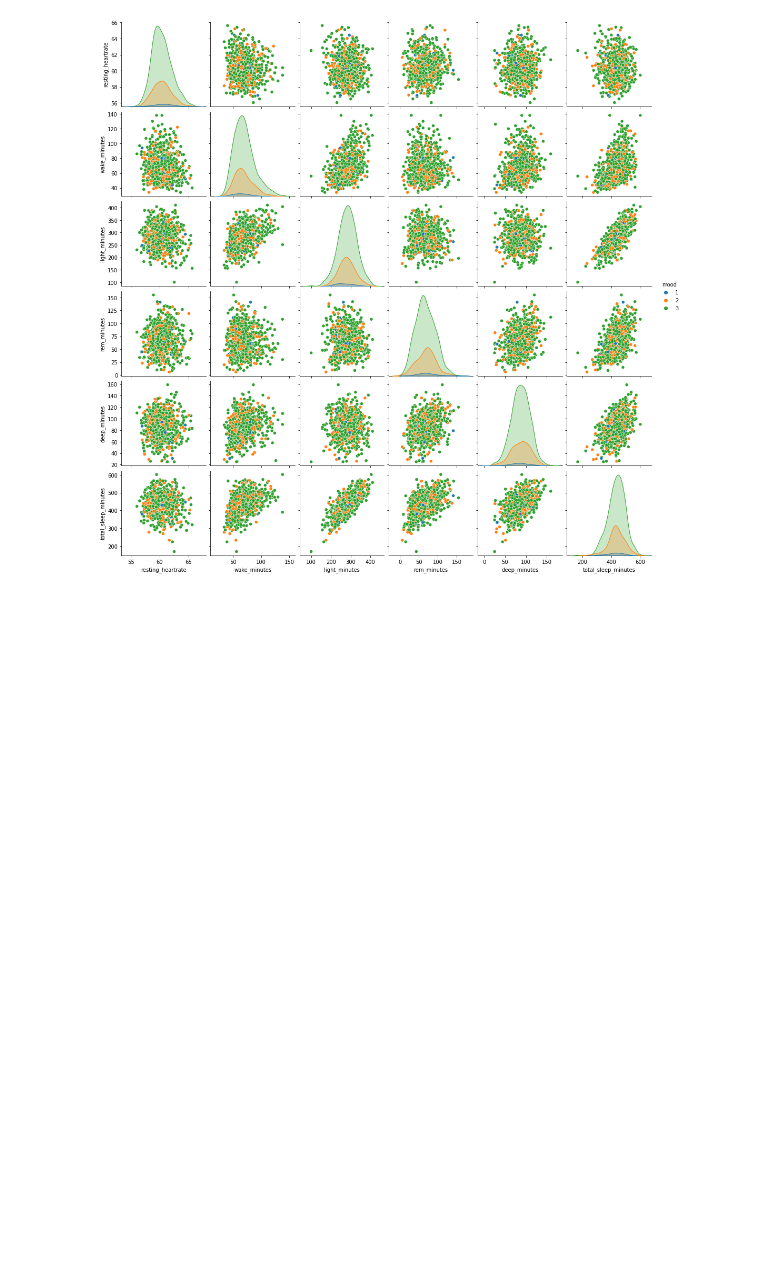
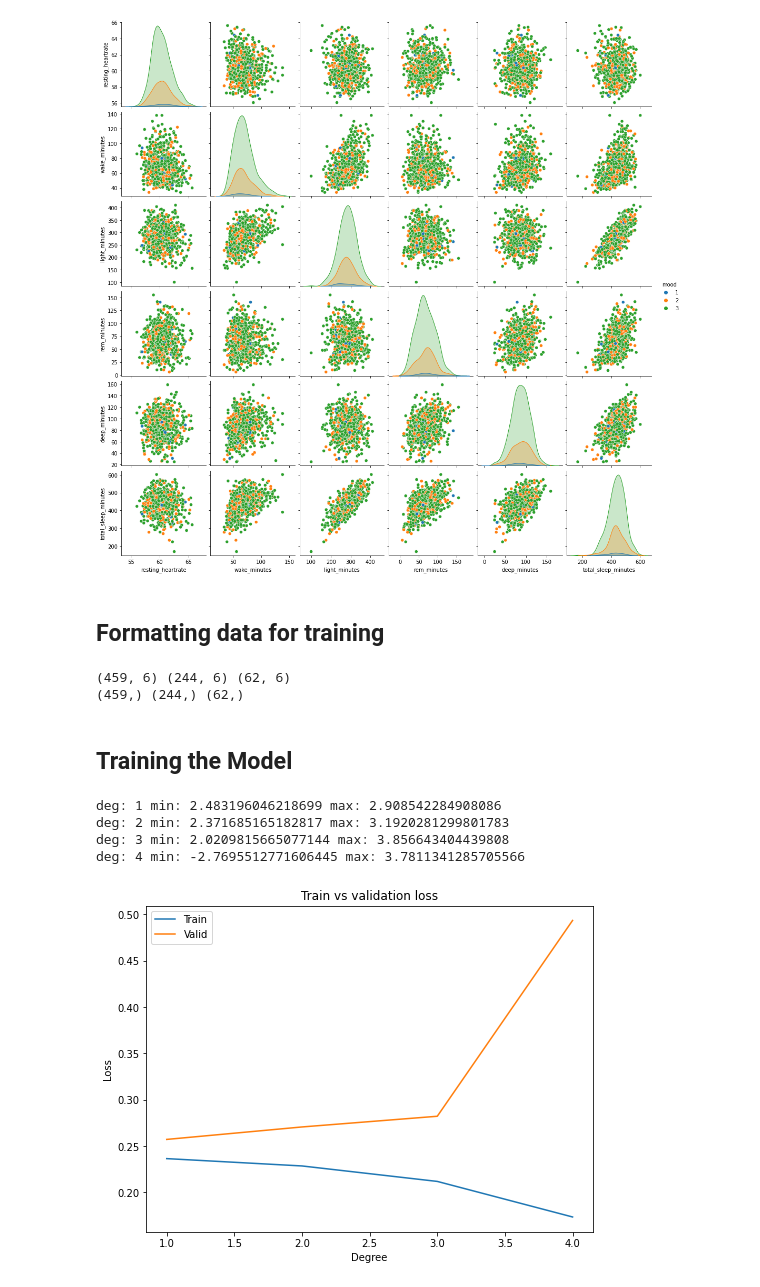
Before and after one commit to Markus98/CS-C3240-machine-learning-project, a Jupyter notebook: data_formatting.ipynb, the cells around one changed output. Saved outputs shown, nothing was run; the diff lists cells and outputs as text; code cells hidden in the pictures; blank space fills up the shorter version.

Commit message:
Tested two different predictors on the dataset

```diff
--- a/data_formatting.ipynb
+++ b/data_formatting.ipynb
@@ -162,3 +165,71 @@ sns.pairplot(whole_df,hue = 'mood',diag_kind = "kde", kind = "scatter", palette
 plt.show()
 # %% [output]
 [figure]
+# %% [markdown]
+## Formatting data for training
+# %%
+# Convert to numpy
+y = whole_df['mood'].to_numpy()
+X = whole_df.drop(columns=['date', 'mood']).to_numpy()
+
+# Split to training, validation and test sets
+X_train, X_rem, y_train, y_rem = train_test_split(X, y, test_size=0.4, random_state=1)
+X_val, X_test, y_val, y_test = train_test_split(X_rem, y_rem, test_size=0.2, random_state=1)
+
+print(X_train.shape, X_val.shape, X_test.shape)
+print(y_train.shape, y_val.shape, y_test.shape)
+# %% [output]
+(459, 6) (244, 6) (62, 6)
+(459,) (244,) (62,)
+# %% [markdown]
+## Training the Model
+# %%
+from sklearn.preprocessing import PolynomialFeatures
+
+
+degrees = list(range(1,5))
+tr_errors = []
+val_errors = []
+
+for degree in degrees:
+    lin_regr = LinearRegression(fit_intercept=False)
+    poly = PolynomialFeatures(degree=degree)
+
+    X_train_poly = poly.fit_transform(X_train)
+    lin_regr.fit(X_train_poly, y_train)
+
+    y_pred_train = lin_regr.predict(X_train_poly)
+    tr_error = mean_squared_error(y_train,y_pred_train)
+    tr_errors.append(tr_error)
+
+
+    X_val_poly = poly.fit_transform(X_val)
+    y_pred_val = lin_regr.predict(X_val_poly)
+    val_error = mean_squared_error(y_val,y_pred_val)
+    val_errors.append(val_error)
+
+    print(f"deg: {degree} min: {min(y_pred_val)} max: {max(y_pred_val)}")
+    # print(f"deg: {degree} min: {min(y_pred_train)} max: {max(y_pred_train)}")
+
+# print(y_pred_train)
+# print("Training MSE:", tr_error)
+# print("Validation MSE:", val_error)
+# print(tr_errors)
+# print(val_errors)
+
+plt.figure(figsize=(8, 6))
+
+plt.plot(degrees, tr_errors, label = 'Train')
+plt.plot(degrees, val_errors,label = 'Valid')
+plt.legend(loc = 'upper left')
+
+plt.xlabel('Degree')
+plt.ylabel('Loss')
+plt.title('Train vs validation loss')
+plt.show()
+# %% [output]
+deg: 1 min: 2.483196046218699 max: 2.908542284908086
+deg: 2 min: 2.371685165182817 max: 3.1920281299801783
+deg: 3 min: 2.0209815665077144 max: 3.856643404439808
+deg: 4 min: -2.7695512771606445 max: 3.7811341285705566
+[figure, added]
```
Also changed, not shown: parts of 2 cells of this notebook.
